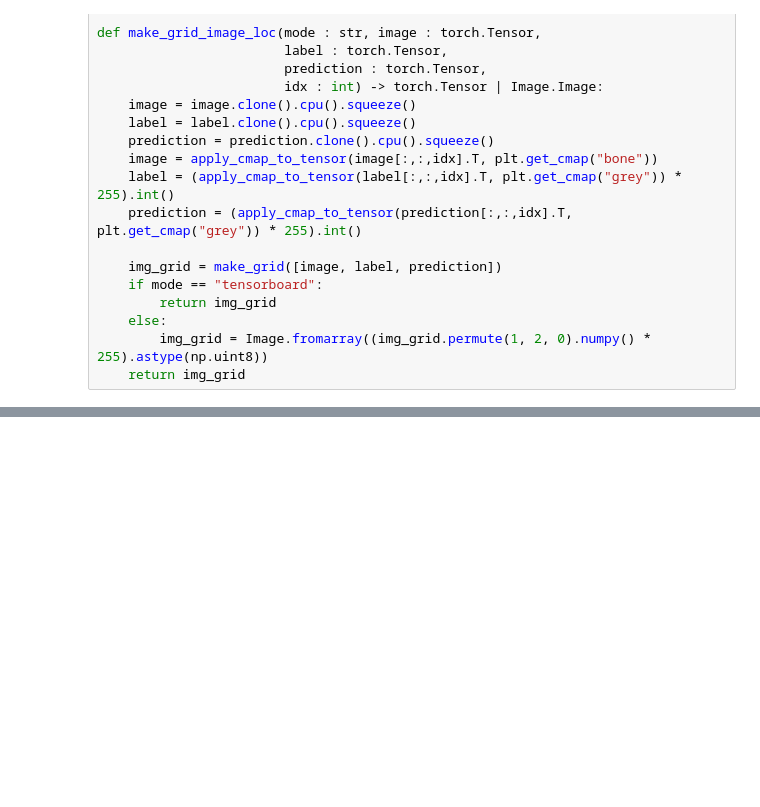
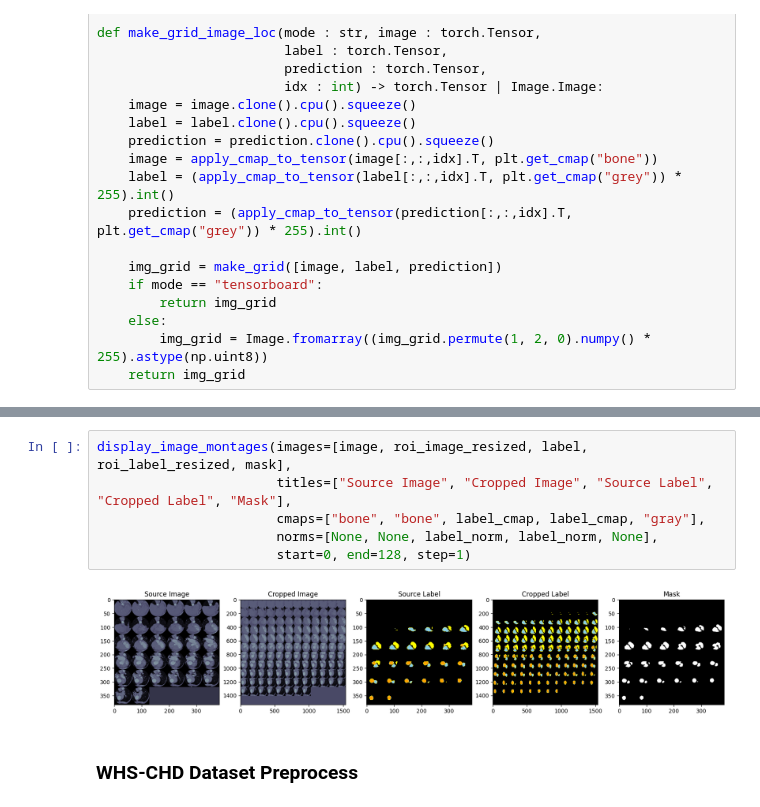
Before and after one commit to Sooqija/heart-segmentation, a Jupyter notebook: notebooks/06. localization.ipynb, the cells around one changed output, grey strips where cells are left out. Saved outputs shown, nothing was run; the diff lists cells and outputs as text; blank space fills up the shorter version.

```diff
--- a/notebooks/06. localization.ipynb
+++ b/notebooks/06. localization.ipynb
@@ -405,0 +666,10 @@ show_result(inputs[0], targets[0], outputs[0], 0, 64, 4)
+# %%
+display_image_montages(images=[image, roi_image_resized, label, roi_label_resized, mask],
+                       titles=["Source Image", "Cropped Image", "Source Label", "Cropped Label", "Mask"],
+                       cmaps=["bone", "bone", label_cmap, label_cmap, "gray"],
+                       norms=[None, None, label_norm, label_norm, None],
+                       start=0, end=128, step=1)
+# %% [output]
+[figure, added]
+# %% [markdown]
+### WHS-CHD Dataset Preprocess
```
Also changed, not shown: parts of 47 cells of this notebook.
